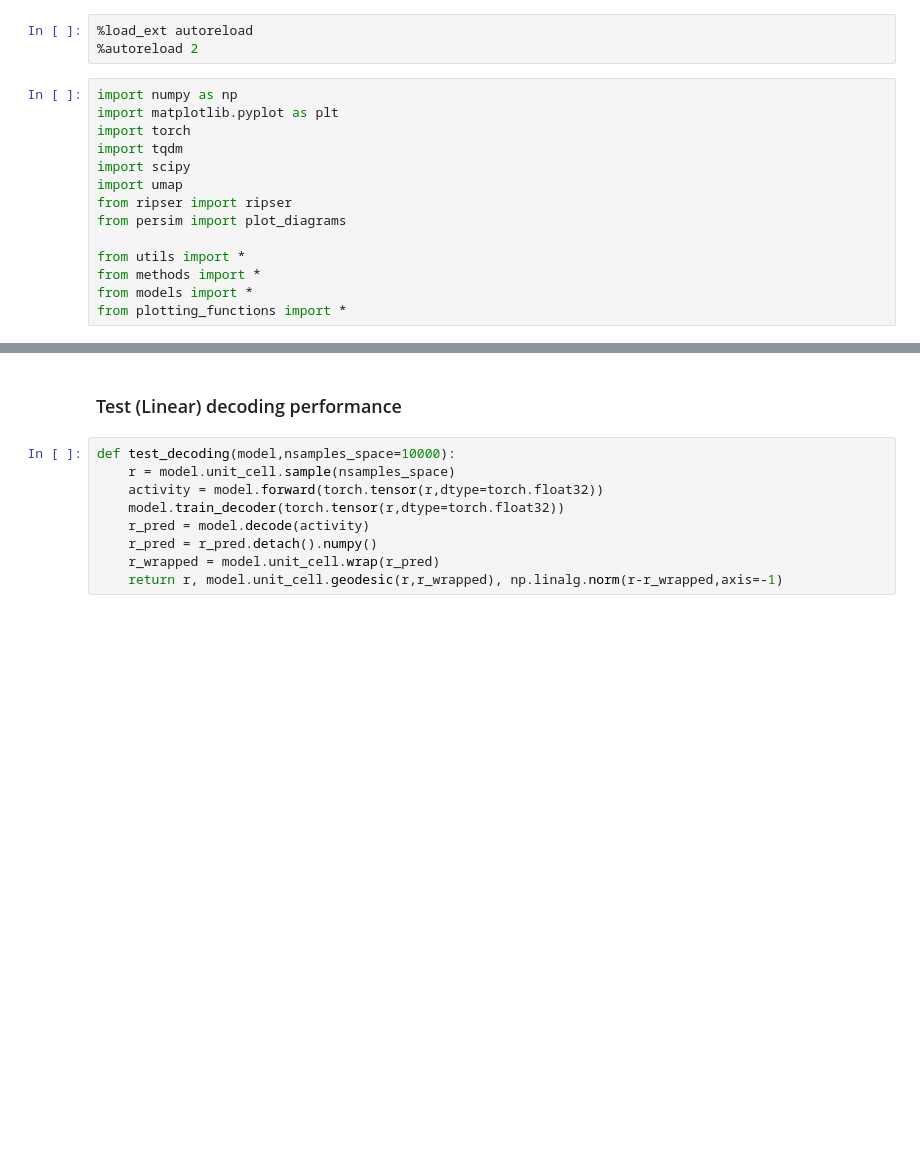
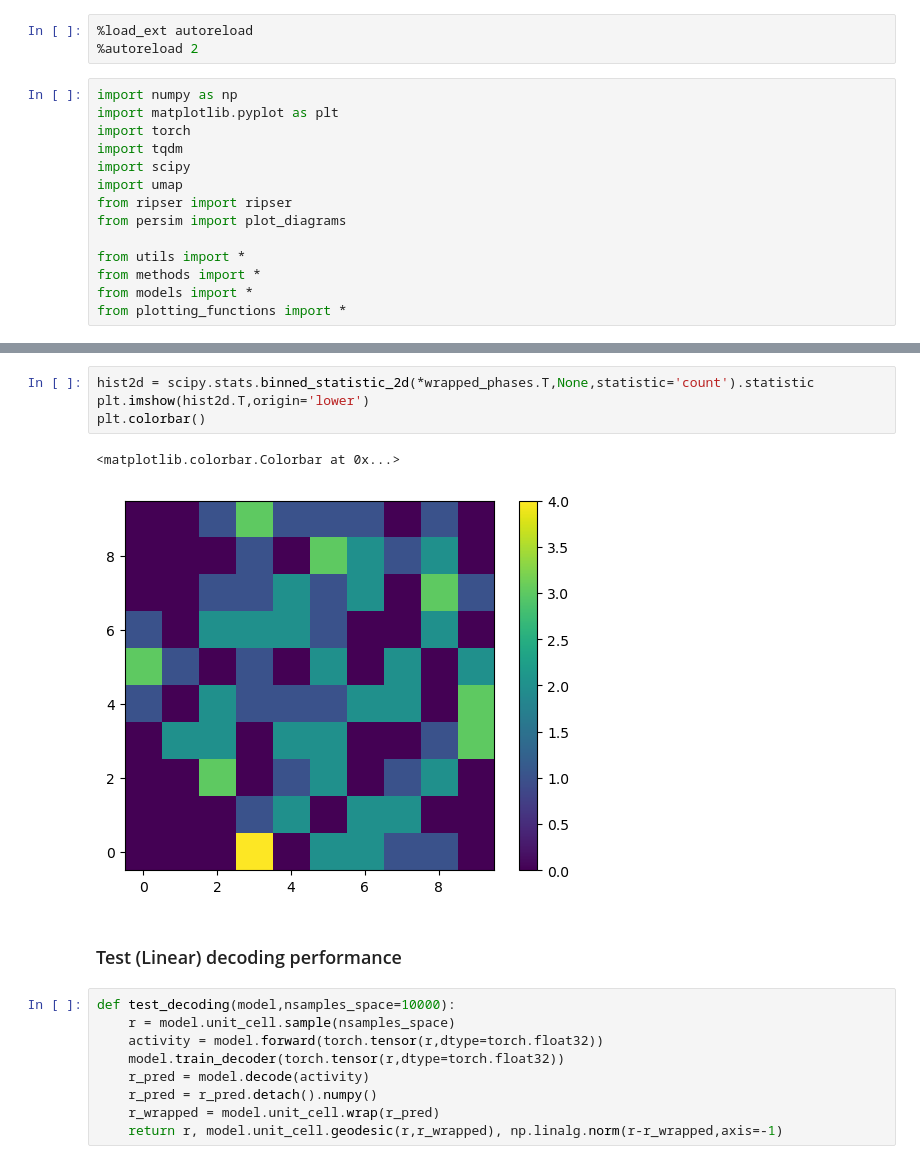
Before and after one commit to bioAI-Oslo/CI-grid-cells, a Jupyter notebook: protocol.ipynb, the cells around one changed output, grey strips where cells are left out. Drawn from its saved outputs; the diff is of its cells as text; blank space fills up the shorter version.

```diff
--- a/protocol.ipynb
+++ b/protocol.ipynb
@@ -46,3 +46,10 @@ axs[2].scatter(*model.unit_cell.sample(phases.shape[0]).T,s=0.5)
+# %%
+hist2d = scipy.stats.binned_statistic_2d(*wrapped_phases.T,None,statistic='count').statistic
+plt.imshow(hist2d.T,origin='lower')
+plt.colorbar()
+# %% [output]
+<matplotlib.colorbar.Colorbar at 0x...>
+[figure, added]
 # %% [markdown]
 ### Test (Linear) decoding performance
 # %%
```
Also changed, not shown: parts of 12 cells of this notebook, 1 other file.
